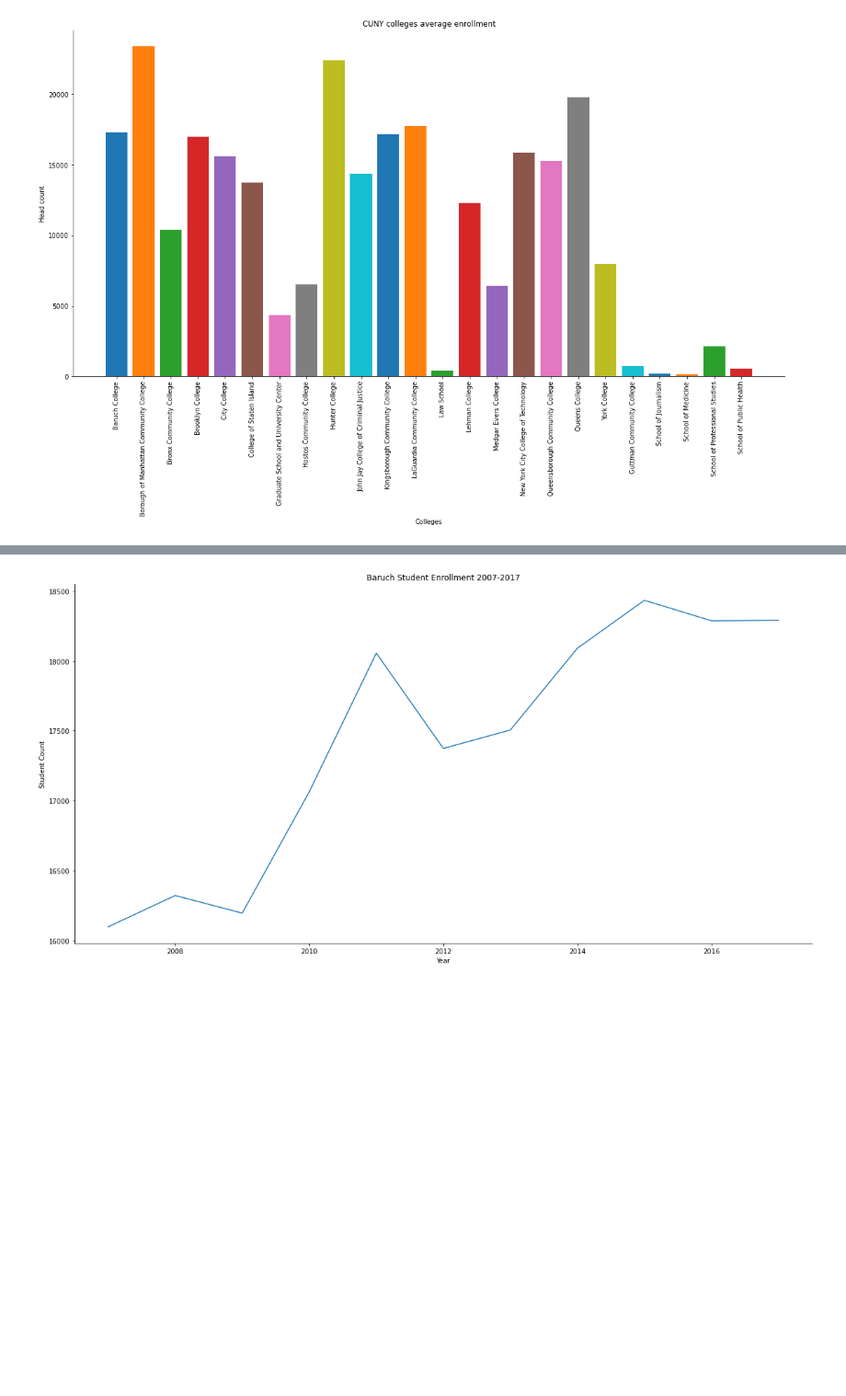
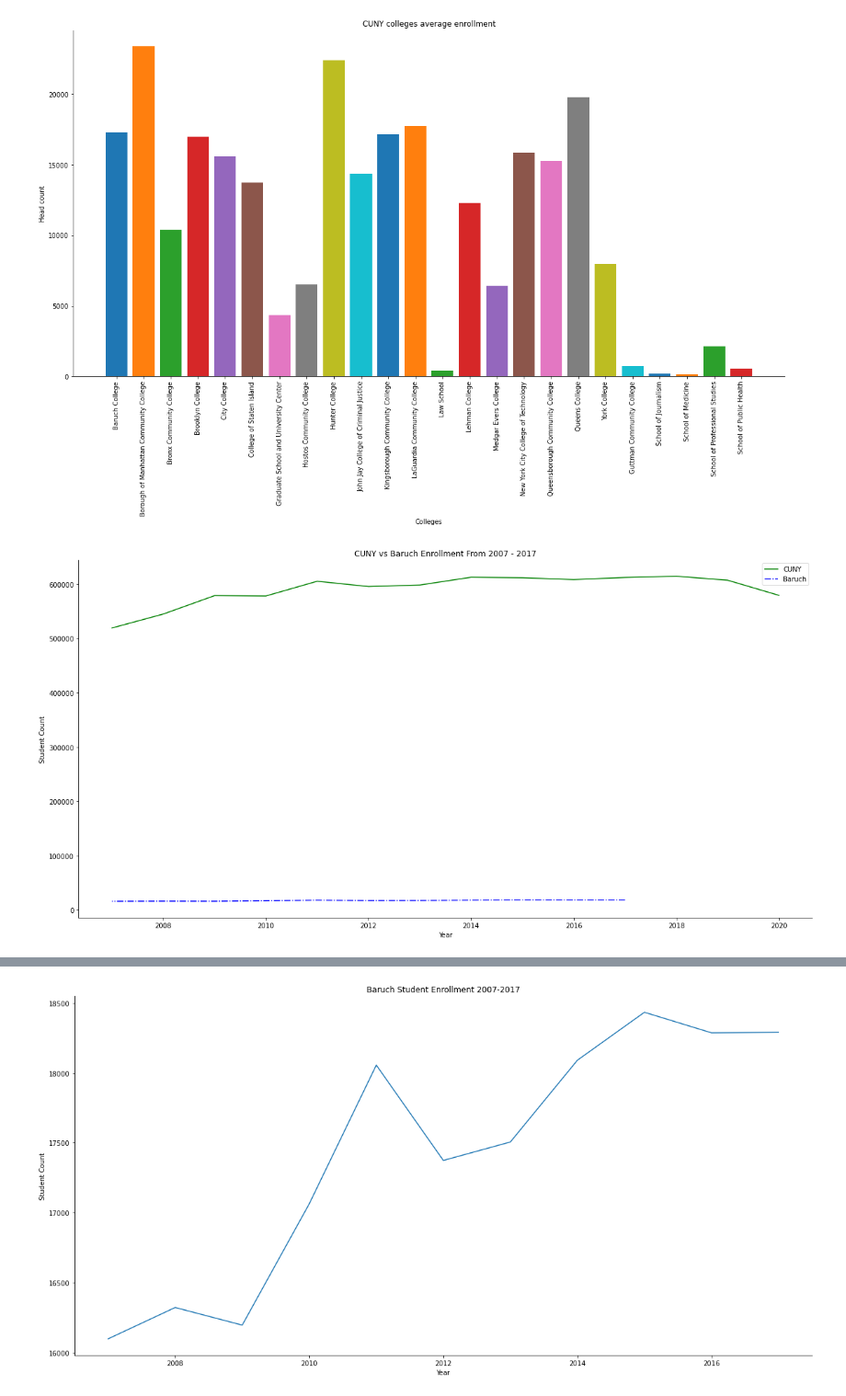
Before and after one commit to RaphCodec/CIS9655, a Jupyter notebook: Group 1 CIS 9655 StoryTelling.ipynb, the cells around one changed output, grey strips where cells are left out. Shown at 92% size. Cells and saved outputs as stored; diff of their text form; code cells hidden in the pictures; blank space fills up the shorter version.

```diff
--- a/Group 1 CIS 9655 StoryTelling.ipynb
+++ b/Group 1 CIS 9655 StoryTelling.ipynb
@@ -240,3 +240,33 @@ Boolean Series key will be reindexed to match DataFrame index.
 
 FixedFormatter should only be used together with FixedLocator
 [figure]
+# %%
+#Plot for presentation
+#CUNY Enrollment vs Baruch
+#Want to put in a stacked barchart, stacked by enrollment type but couldnt figure it out
+enrollment_2007 = enrollment_df[enrollment_df["fall_term"] >2006]
+enrollment = enrollment_2007.groupby('fall_term')['head_count'].sum()
+
+fig, ax = plt.subplots()
+
+ax.plot(enrollment, label = "CUNY", color = "g")
+
+ax.set_xlabel('Year')
+ax.set_ylabel('Student Count')
+
+#Baruch
+Baruch_enrollment = total_college_enrollment_df[total_college_enrollment_df["college_name"] == "Baruch College"]
+Baruch_2007 = Baruch_enrollment[Baruch_enrollment["fall_term"] > 2000]
+ax.plot(Baruch_2007["fall_term"], Baruch_2007["head_count"], label = "Baruch", color = "b", linestyle = "-.")
+
+ax.set_title('CUNY vs Baruch Enrollment From 2007 - 2017')
+ax.legend()
+
+ax.spines['top'].set_visible(False)
+ax.spines['right'].set_visible(False)
+
+fig.set_size_inches(20,10)
+
+plt.show()
+# %% [output]
+[figure, added]
```
Also changed, not shown: parts of 2 cells of this notebook.
